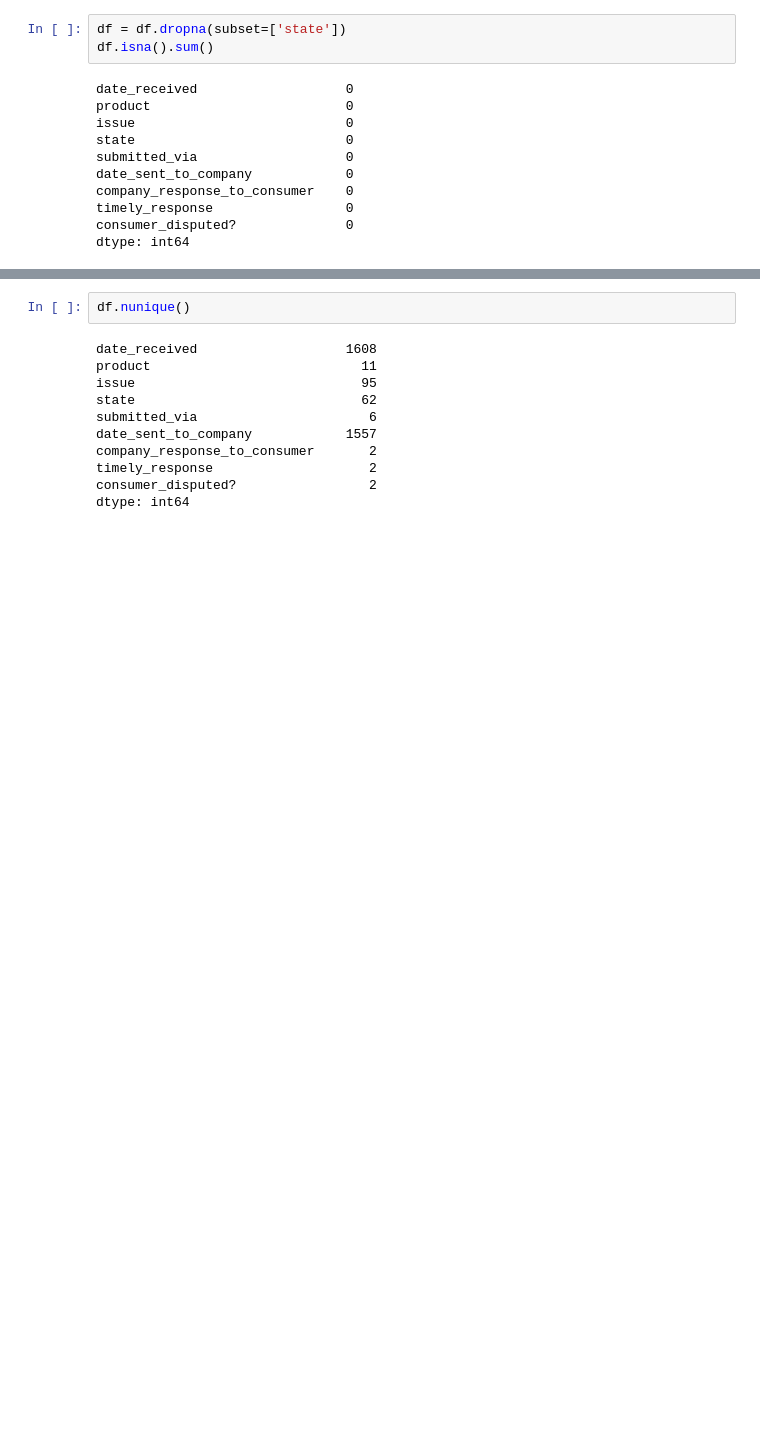
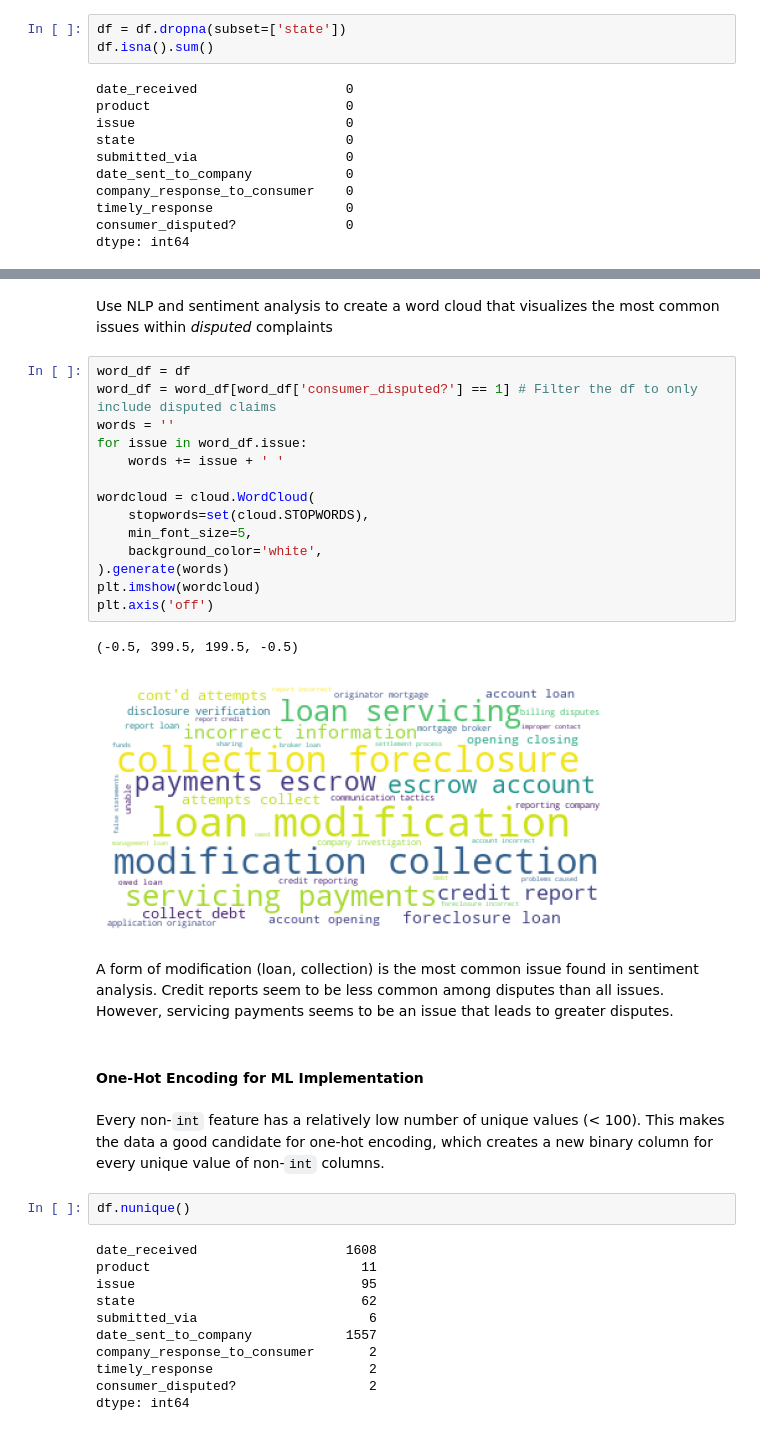
Before and after one commit to quantillinois/data-oa, a Jupyter notebook: main.ipynb, the cells around one changed output, grey strips where cells are left out. Saved outputs shown, nothing was run; the diff lists cells and outputs as text; blank space fills up the shorter version.

```diff
--- a/main.ipynb
+++ b/main.ipynb
@@ -259,3 +302,28 @@ plt.axis('off')
+# %% [markdown]
+Use NLP and sentiment analysis to create a word cloud that visualizes the most common issues within *disputed* complaints
+# %%
+word_df = df
+word_df = word_df[word_df['consumer_disputed?'] == 1] # Filter the df to only include disputed claims
+words = ''
+for issue in word_df.issue:
+    words += issue + ' '
+
+wordcloud = cloud.WordCloud(
+    stopwords=set(cloud.STOPWORDS),
+    min_font_size=5,
+    background_color='white',
+).generate(words)
+plt.imshow(wordcloud)
+plt.axis('off')
+# %% [output]
+(-0.5, 399.5, 199.5, -0.5)
+[figure, added]
+# %% [markdown]
+A form of modification (loan, collection) is the most common issue found in sentiment analysis. Credit reports seem to be less common among disputes than all issues. However, servicing payments seems to be an issue that leads to greater disputes.
+# %% [markdown]
+#### One-Hot Encoding for ML Implementation
+# %% [markdown]
+Every non-`int` feature has a relatively low number of unique values (< 100). This makes the data a good candidate for one-hot encoding, which creates a new binary column for every unique value of non-`int` columns.
 # %%
 df.nunique()
 # %% [output]
```
Also changed, not shown: parts of 56 cells of this notebook.
